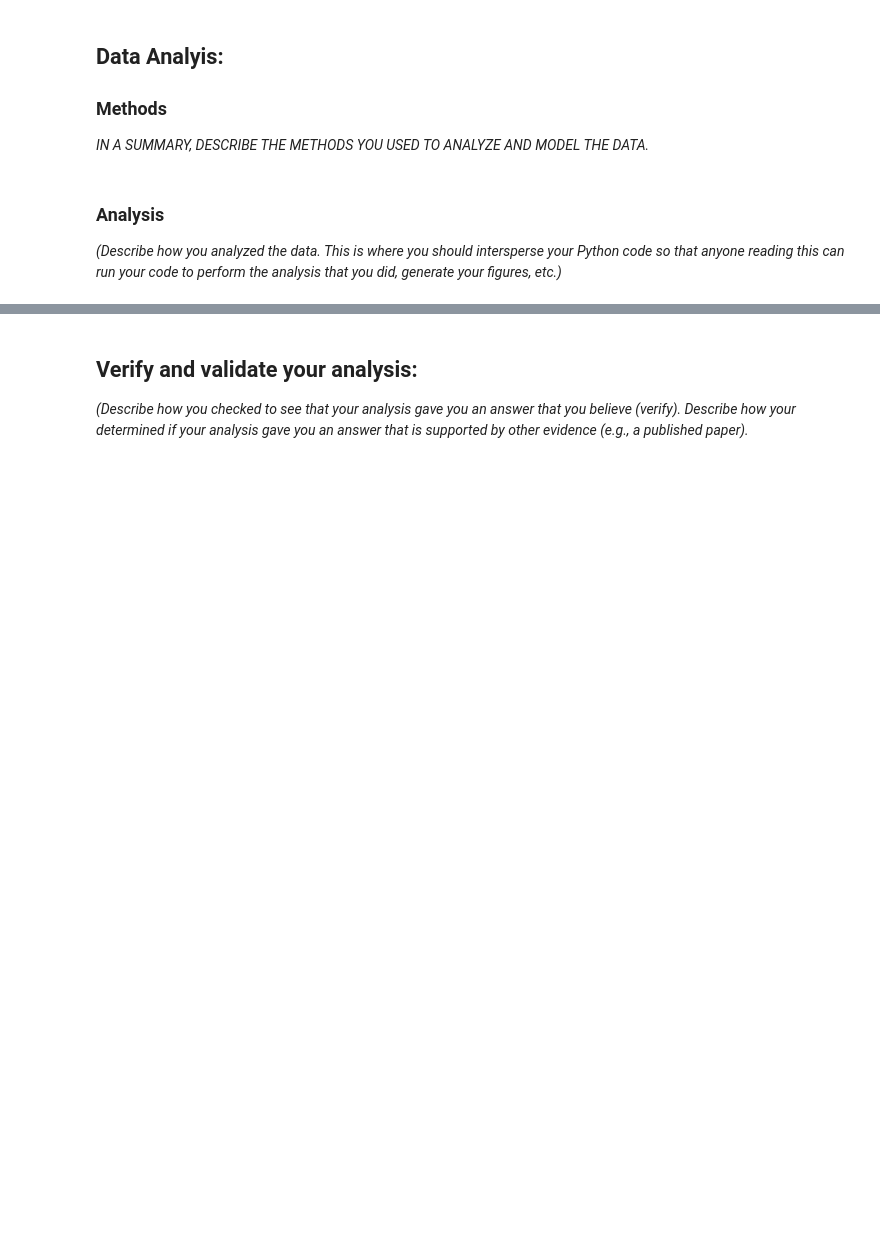
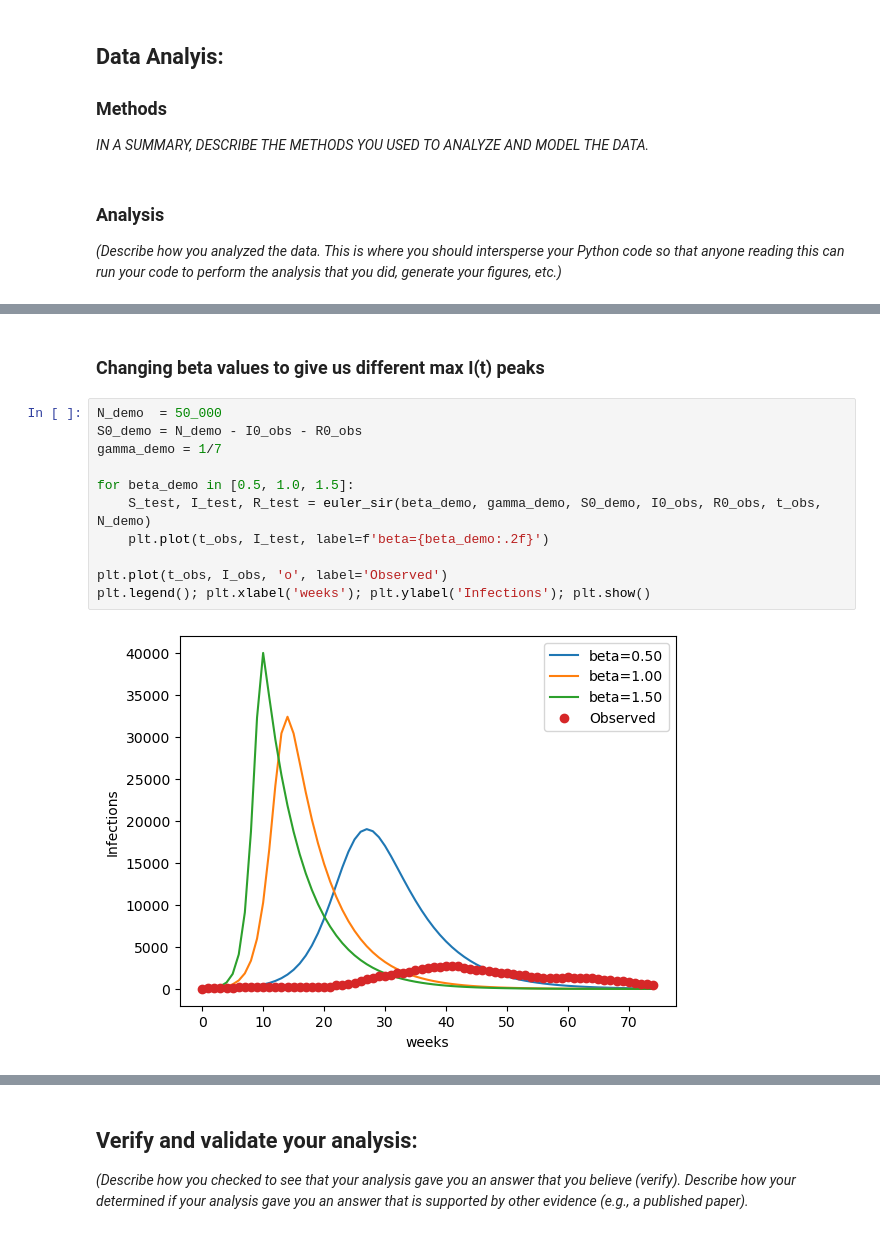
Before and after one commit to NolanNguyen9223/Module-4-Project, a Jupyter notebook: LANGER4_NGUYENhANCOCK_MODULE_4.ipynb, the cells around one changed output, grey strips where cells are left out. Saved outputs shown, nothing was run; the diff lists cells and outputs as text; blank space fills up the shorter version.

```diff
--- a/LANGER4_NGUYENhANCOCK_MODULE_4.ipynb
+++ b/LANGER4_NGUYENhANCOCK_MODULE_4.ipynb
@@ -162,0 +250,15 @@ max    2755.000000  10536.000000
+# %% [markdown]
+### Changing beta values to give us different max I(t) peaks
+# %%
+N_demo  = 50_000
+S0_demo = N_demo - I0_obs - R0_obs
+gamma_demo = 1/7
+
+for beta_demo in [0.5, 1.0, 1.5]:
+    S_test, I_test, R_test = euler_sir(beta_demo, gamma_demo, S0_demo, I0_obs, R0_obs, t_obs, N_demo)
+    plt.plot(t_obs, I_test, label=f'beta={beta_demo:.2f}')
+
+plt.plot(t_obs, I_obs, 'o', label='Observed')
+plt.legend(); plt.xlabel('weeks'); plt.ylabel('Infections'); plt.show()
+# %% [output]
+[figure, added]
```
Also changed, not shown: parts of 6 cells of this notebook.
